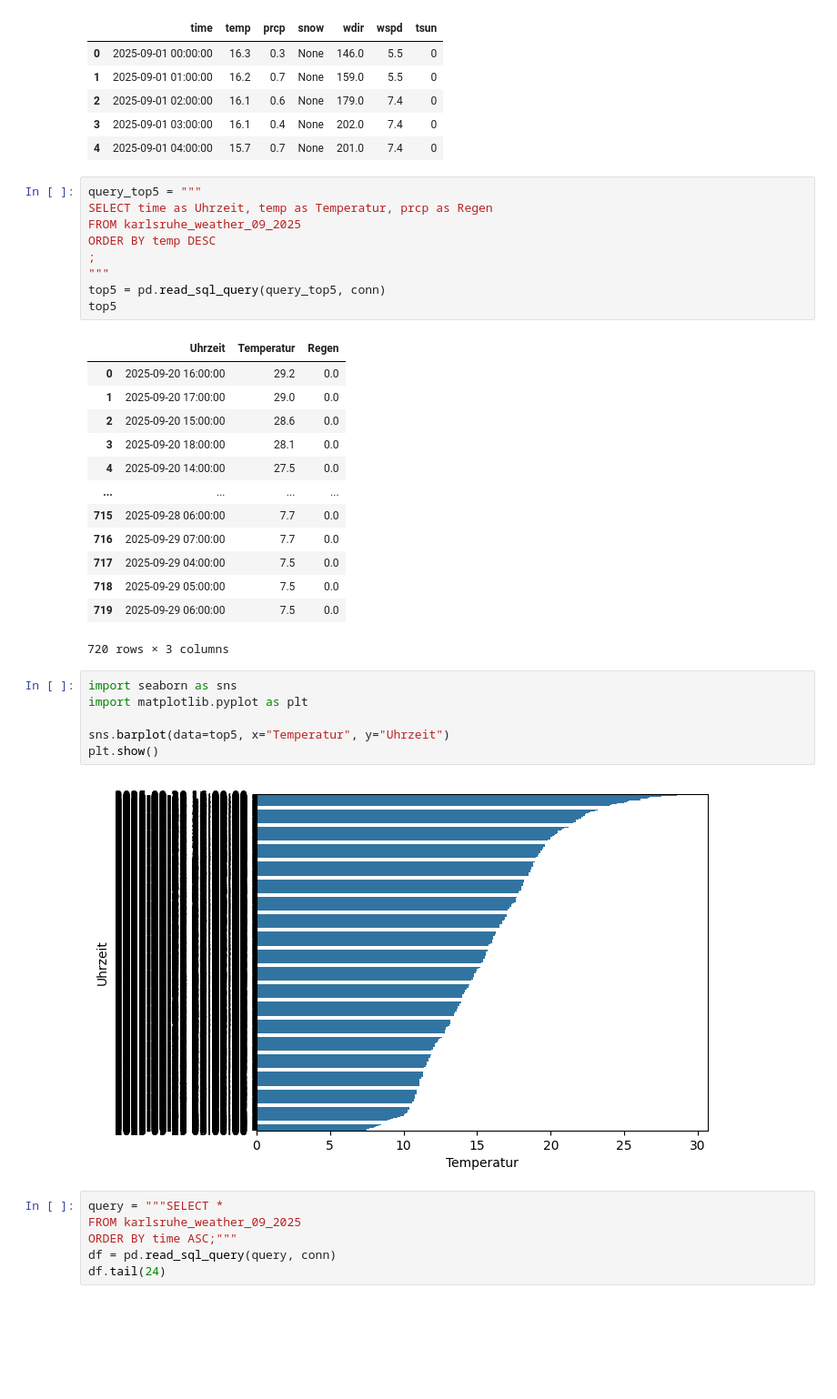
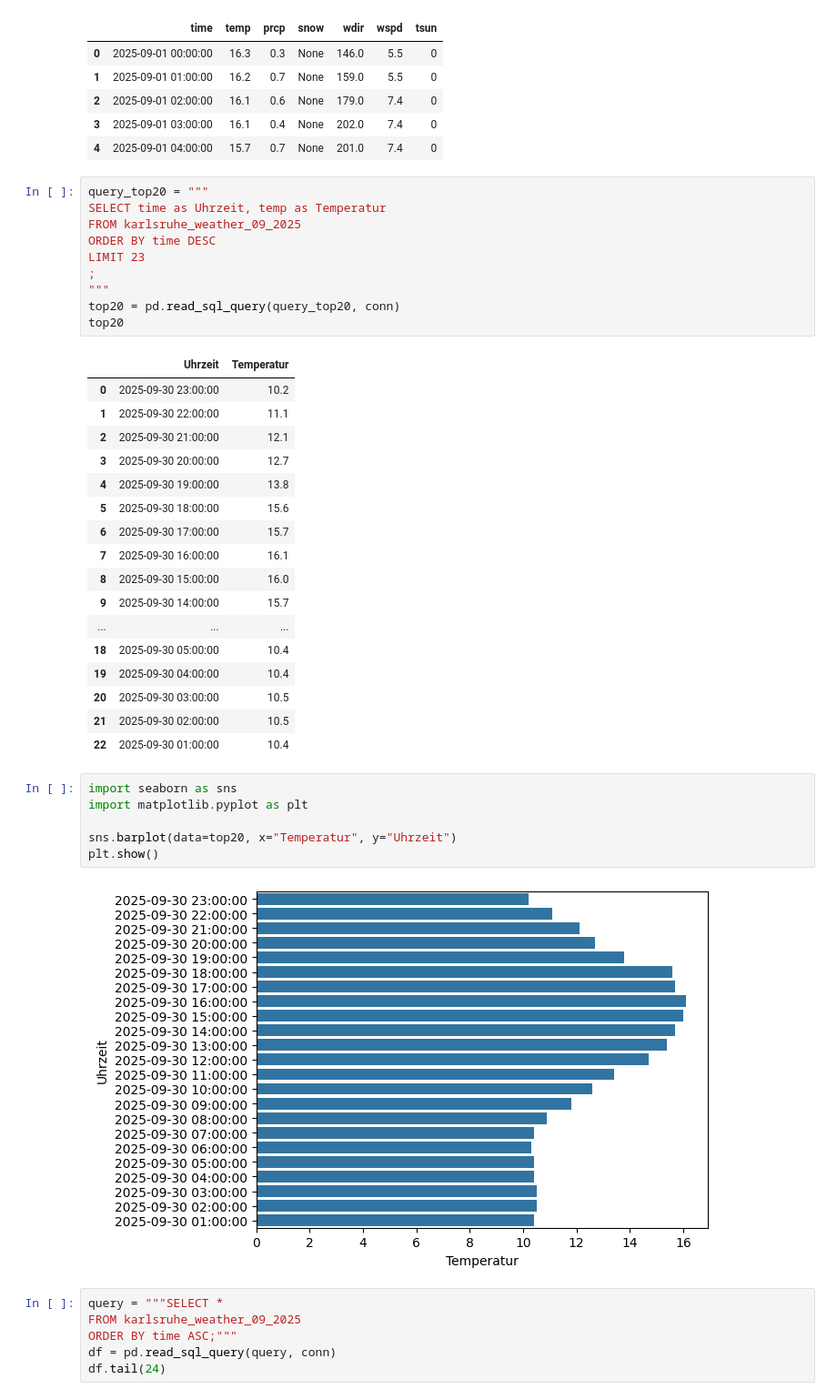
Before and after one commit to Bemnyyy/Projektarbeit, a Jupyter notebook: Test_weather_notebook.ipynb, the cells around one changed output. Shown: that part at 91% size. Cells and saved outputs as stored; diff of their text form; blank space fills up the shorter version.

```diff
--- a/Test_weather_notebook.ipynb
+++ b/Test_weather_notebook.ipynb
@@ -32,36 +32,41 @@ tabelle.head(5)
 | 3 | 2025-09-01 03:00:00 | 16.1 | 0.4 | None | 202.0 | 7.4 | 0 |
 | 4 | 2025-09-01 04:00:00 | 15.7 | 0.7 | None | 201.0 | 7.4 | 0 |
 # %%
-query_top5 = """
-SELECT time as Uhrzeit, temp as Temperatur, prcp as Regen
+query_top20 = """
+SELECT time as Uhrzeit, temp as Temperatur
 FROM karlsruhe_weather_09_2025
-ORDER BY temp DESC
+ORDER BY time DESC
+LIMIT 23
 ;
 """
-top5 = pd.read_sql_query(query_top5, conn)
-top5
+top20 = pd.read_sql_query(query_top20, conn)
+top20
 # %% [output]
-|  | Uhrzeit | Temperatur | Regen |
-| 0 | 2025-09-20 16:00:00 | 29.2 | 0.0 |
-| 1 | 2025-09-20 17:00:00 | 29.0 | 0.0 |
-| 2 | 2025-09-20 15:00:00 | 28.6 | 0.0 |
-| 3 | 2025-09-20 18:00:00 | 28.1 | 0.0 |
-| 4 | 2025-09-20 14:00:00 | 27.5 | 0.0 |
-| ... | ... | ... | ... |
-| 715 | 2025-09-28 06:00:00 | 7.7 | 0.0 |
-| 716 | 2025-09-29 07:00:00 | 7.7 | 0.0 |
-| 717 | 2025-09-29 04:00:00 | 7.5 | 0.0 |
-| 718 | 2025-09-29 05:00:00 | 7.5 | 0.0 |
-| 719 | 2025-09-29 06:00:00 | 7.5 | 0.0 |
+|  | Uhrzeit | Temperatur |
+| 0 | 2025-09-30 23:00:00 | 10.2 |
+| 1 | 2025-09-30 22:00:00 | 11.1 |
+| 2 | 2025-09-30 21:00:00 | 12.1 |
+| 3 | 2025-09-30 20:00:00 | 12.7 |
+| 4 | 2025-09-30 19:00:00 | 13.8 |
+| 5 | 2025-09-30 18:00:00 | 15.6 |
+| 6 | 2025-09-30 17:00:00 | 15.7 |
+| 7 | 2025-09-30 16:00:00 | 16.1 |
+| 8 | 2025-09-30 15:00:00 | 16.0 |
+| 9 | 2025-09-30 14:00:00 | 15.7 |
+| ... | ... | ... |
+| 18 | 2025-09-30 05:00:00 | 10.4 |
+| 19 | 2025-09-30 04:00:00 | 10.4 |
+| 20 | 2025-09-30 03:00:00 | 10.5 |
+| 21 | 2025-09-30 02:00:00 | 10.5 |
+| 22 | 2025-09-30 01:00:00 | 10.4 |
-720 rows × 3 columns
 # %%
 import seaborn as sns
 import matplotlib.pyplot as plt
 
-sns.barplot(data=top5, x="Temperatur", y="Uhrzeit")
+sns.barplot(data=top20, x="Temperatur", y="Uhrzeit")
 plt.show()
 # %% [output]
-[figure, old version]
+[figure, new version]
 # %%
 query = """SELECT *
 FROM karlsruhe_weather_09_2025
```
Also changed, not shown: parts of 2 cells of this notebook.
